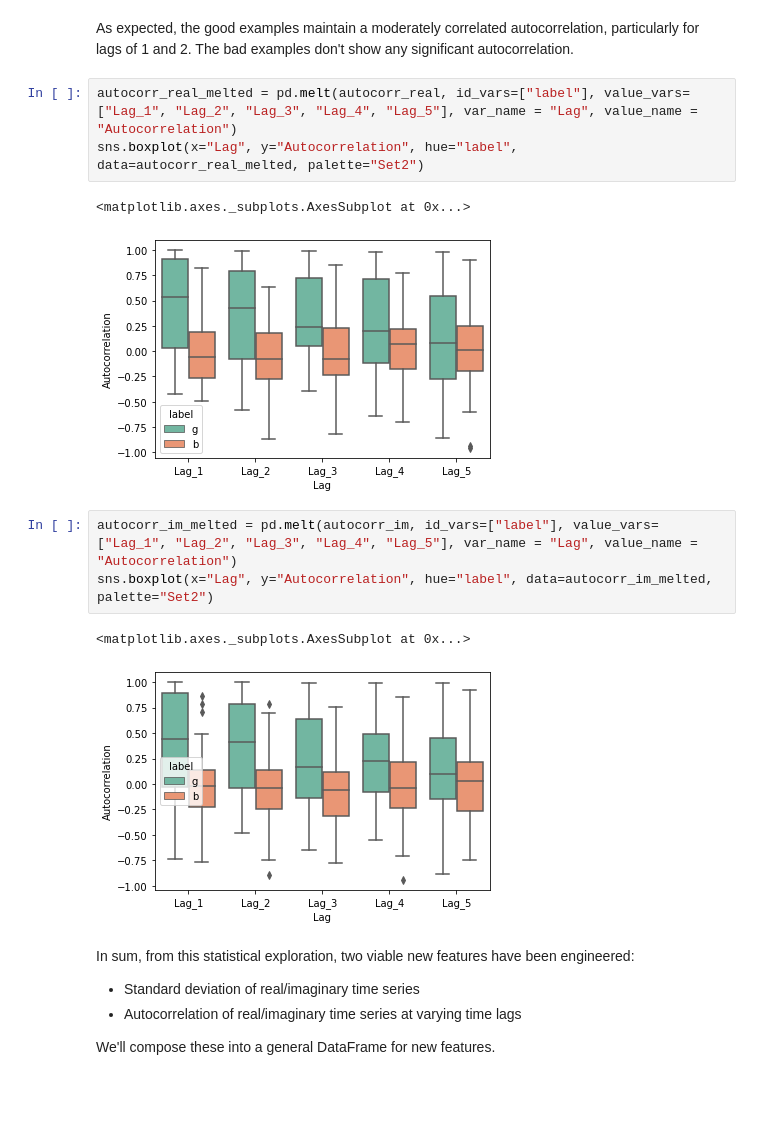
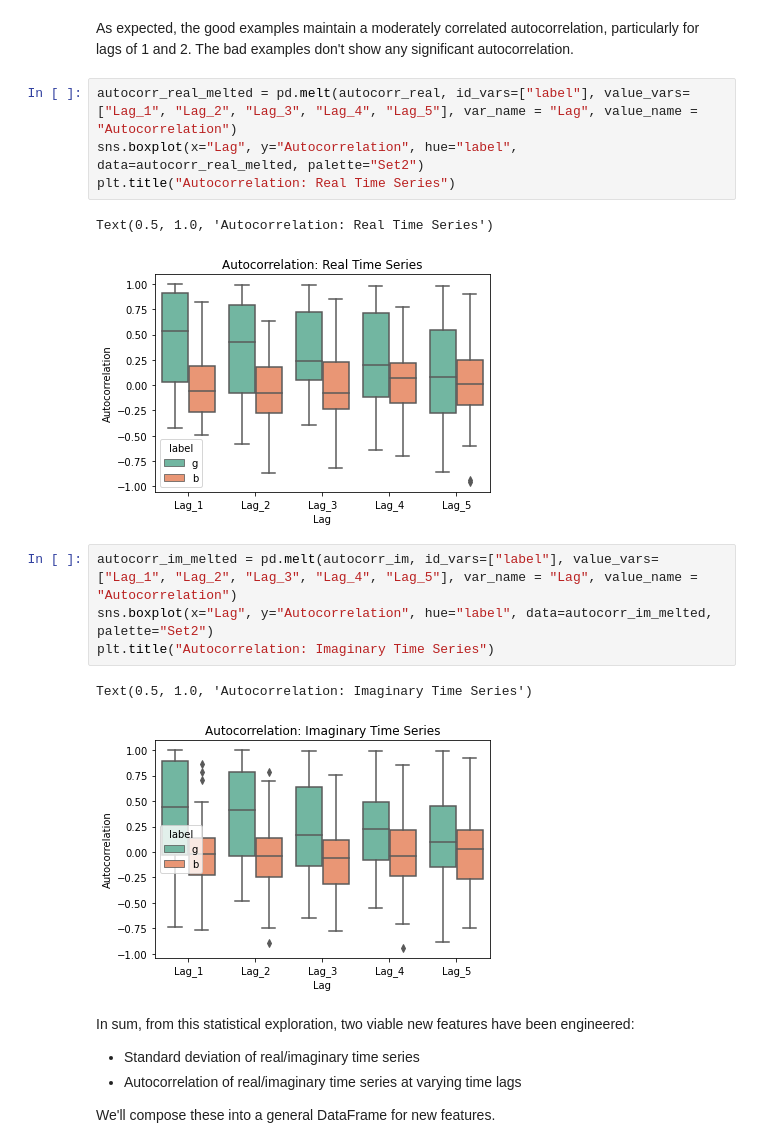
Before and after one commit to kenjimarshall/ionosphere, a Jupyter notebook: ionosphere.ipynb, the cells around one changed output. Saved outputs shown, nothing was run; the diff lists cells and outputs as text; blank space fills up the shorter version.

```diff
--- a/ionosphere.ipynb
+++ b/ionosphere.ipynb
@@ -312,15 +312,17 @@ As expected, the good examples maintain a moderately correlated autocorrelation,
 # %%
 autocorr_real_melted = pd.melt(autocorr_real, id_vars=["label"], value_vars=["Lag_1", "Lag_2", "Lag_3", "Lag_4", "Lag_5"], var_name = "Lag", value_name = "Autocorrelation")
 sns.boxplot(x="Lag", y="Autocorrelation", hue="label", data=autocorr_real_melted, palette="Set2")
+plt.title("Autocorrelation: Real Time Series")
 # %% [output]
-<matplotlib.axes._subplots.AxesSubplot at 0x...>
+Text(0.5, 1.0, 'Autocorrelation: Real Time Series')
-[figure, old version]
+[figure, new version]
 # %%
 autocorr_im_melted = pd.melt(autocorr_im, id_vars=["label"], value_vars=["Lag_1", "Lag_2", "Lag_3", "Lag_4", "Lag_5"], var_name = "Lag", value_name = "Autocorrelation")
 sns.boxplot(x="Lag", y="Autocorrelation", hue="label", data=autocorr_im_melted, palette="Set2")
+plt.title("Autocorrelation: Imaginary Time Series")
 # %% [output]
-<matplotlib.axes._subplots.AxesSubplot at 0x...>
+Text(0.5, 1.0, 'Autocorrelation: Imaginary Time Series')
-[figure, old version]
+[figure, new version]
 # %% [markdown]
 In sum, from this statistical exploration, two viable new features have been engineered:
 * Standard deviation of real/imaginary time series
```
Also changed, not shown: parts of 3 cells of this notebook, 7 other files.
